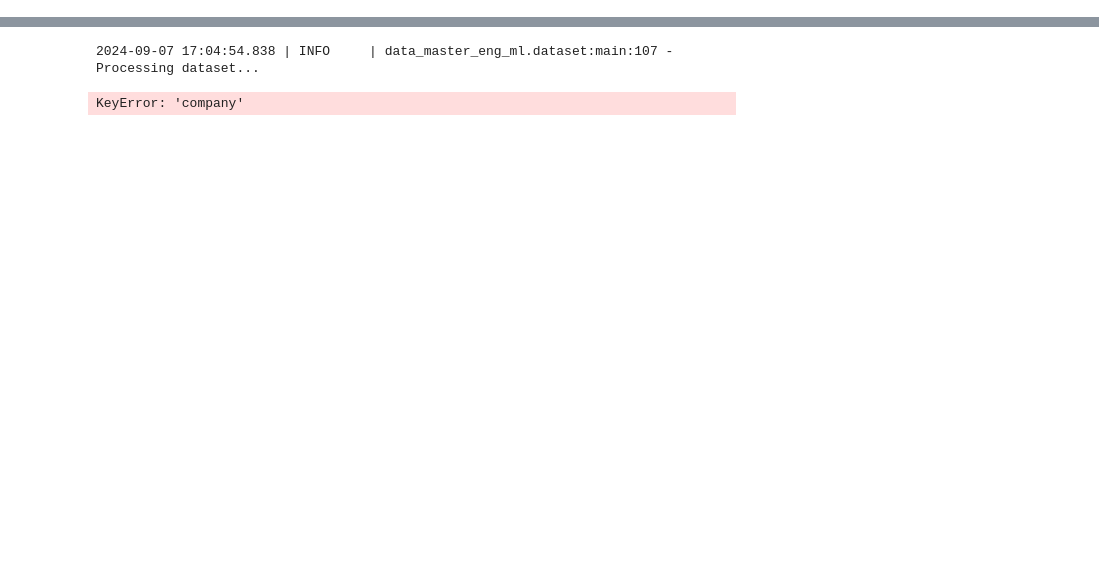
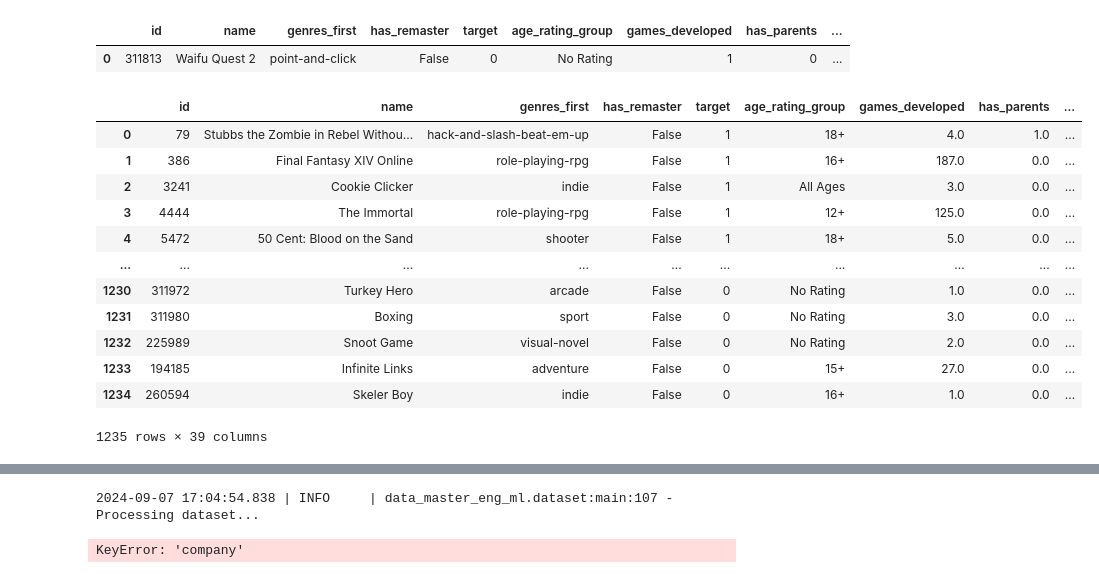
Before and after one commit to sjose03/data_master_eng_ml, a Jupyter notebook: notebooks/analise_nova.ipynb, the cells around one changed output, grey strips where cells are left out. Saved outputs shown, nothing was run; the diff lists cells and outputs as text; code cells hidden in the pictures; blank space fills up the shorter version.

```diff
--- a/notebooks/analise_nova.ipynb
+++ b/notebooks/analise_nova.ipynb
@@ -19,6 +23,3 @@ from data_master_eng_ml.utils.api_transformations import (
 from data_master_eng_ml.utils.helpers import map_age_classifications,generate_dummies
 # %%
 from data_master_eng_ml.dataset import main
-# %%
-single = False
-year = 2022
@@ -24,0 +107,4 @@ year = 2022
+# %%
+single = True
+year = 2021
+game_id = 311813
@@ -24,0 +113,23 @@ year = 2022
+# %%
+df_join
+# %% [output]
+|  | id | name | genres_first | has_remaster | target | age_rating_group | games_developed | has_parents | ... |
+| 0 | 311813 | Waifu Quest 2 | point-and-click | False | 0 | No Rating | 1 | 0 | ... |
+# %%
+df_join = game_featurization(single=single,year=year)
+# %%
+df_join
+# %% [output]
+|  | id | name | genres_first | has_remaster | target | age_rating_group | games_developed | has_parents | ... |
+| 0 | 79 | Stubbs the Zombie in Rebel Withou... | hack-and-slash-beat-em-up | False | 1 | 18+ | 4.0 | 1.0 | ... |
+| 1 | 386 | Final Fantasy XIV Online | role-playing-rpg | False | 1 | 16+ | 187.0 | 0.0 | ... |
+| 2 | 3241 | Cookie Clicker | indie | False | 1 | All Ages | 3.0 | 0.0 | ... |
+| 3 | 4444 | The Immortal | role-playing-rpg | False | 1 | 12+ | 125.0 | 0.0 | ... |
+| 4 | 5472 | 50 Cent: Blood on the Sand | shooter | False | 1 | 18+ | 5.0 | 0.0 | ... |
+| ... | ... | ... | ... | ... | ... | ... | ... | ... | ... |
+| 1230 | 311972 | Turkey Hero | arcade | False | 0 | No Rating | 1.0 | 0.0 | ... |
+| 1231 | 311980 | Boxing | sport | False | 0 | No Rating | 3.0 | 0.0 | ... |
+| 1232 | 225989 | Snoot Game | visual-novel | False | 0 | No Rating | 2.0 | 0.0 | ... |
+| 1233 | 194185 | Infinite Links | adventure | False | 0 | 15+ | 27.0 | 0.0 | ... |
+| 1234 | 260594 | Skeler Boy | indie | False | 0 | 16+ | 1.0 | 0.0 | ... |
+1235 rows × 39 columns
```
Also changed, not shown: parts of 32 cells of this notebook, 5 other files.
